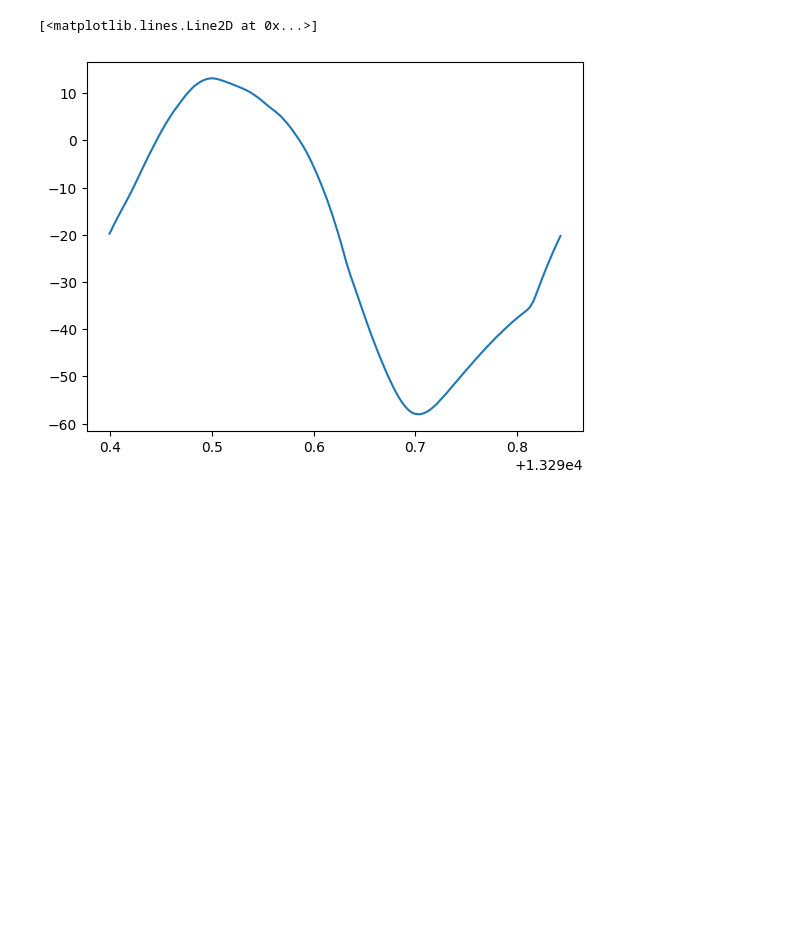
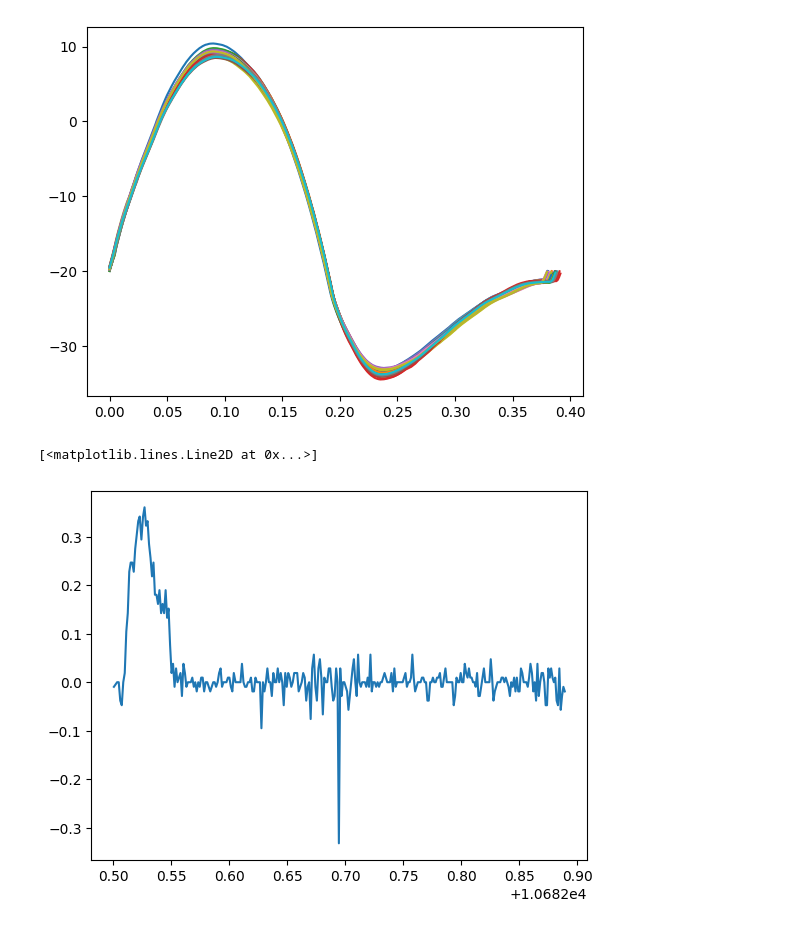
Before and after one commit to JGSuw/hsa_hopper_control, a Jupyter notebook: notebooks/hop_analysis.ipynb, the cells around one changed output. Saved outputs shown, nothing was run; the diff lists cells and outputs as text; code cells hidden in the pictures; blank space fills up the shorter version.

```diff
--- a/notebooks/hop_analysis.ipynb
+++ b/notebooks/hop_analysis.ipynb
@@ -102,6 +108,11 @@ print(np.std(hop_height))
+# %%
+for idx, hop in enumerate(hops):
+    plt.plot(hop['t_s']-hop['t_s'][0],hop['x_deg'])
+# %% [output]
+[figure, added]
 # %%
-plt.plot(hops[-4]['t_s'],hops[-4]['x_deg'])
+plt.plot(hops[-3]['t_s'],.095*hops[-3]['d_current'])
 # %% [output]
 [<matplotlib.lines.Line2D at 0x...>]
-[figure, old version]
+[figure, new version]
 # %%
```
Also changed, not shown: parts of 11 cells of this notebook, 3 other files.
